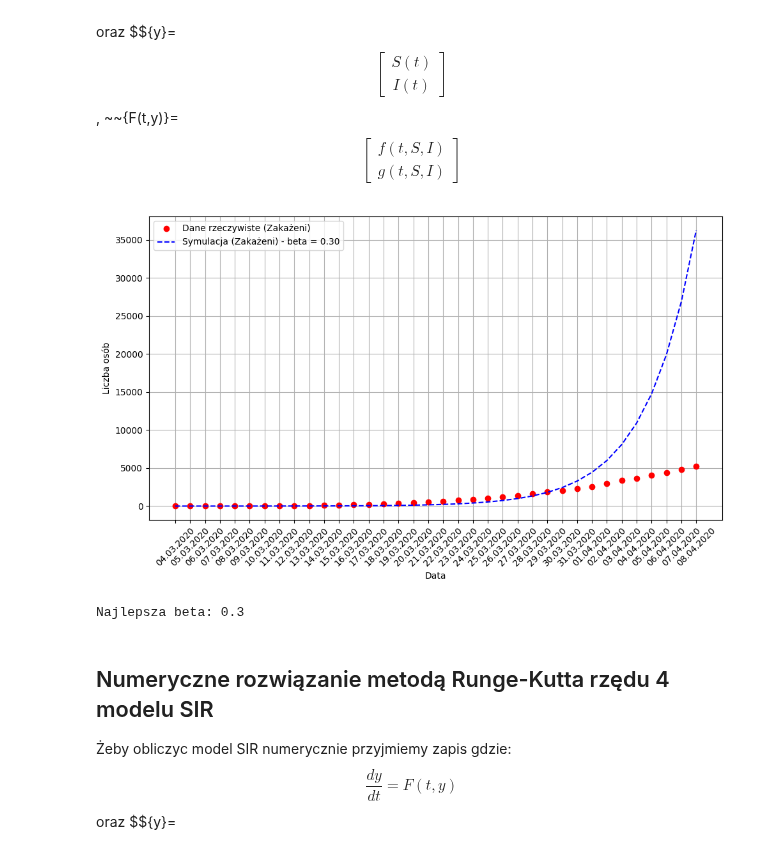
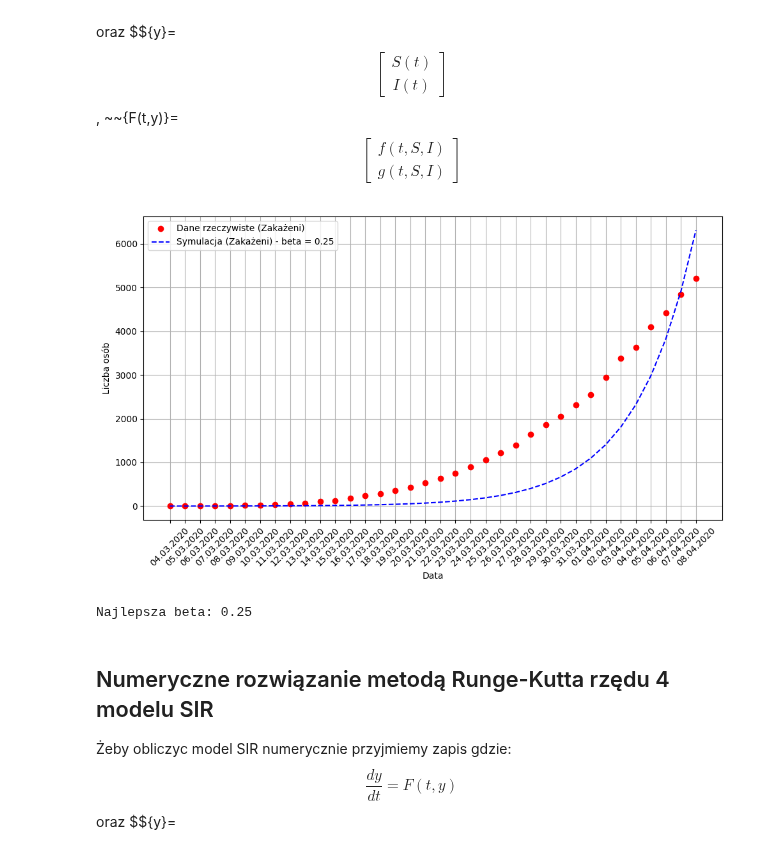
Before and after one commit to 277465/Modelowanie-Pandemii-Sars-cov-19, a Jupyter notebook: projekt.ipynb, the cells around one changed output. Cells and saved outputs as stored; diff of their text form; code cells hidden in the pictures.

```diff
--- a/projekt.ipynb
+++ b/projekt.ipynb
@@ -556,36 +556,36 @@ def mse(beta):
 beta_values = np.linspace(0.2, 0.5, 1000)  # Siatka wartości beta od 0 do 2
 mse_values = [mse(beta) for beta in beta_values]  # Obliczenie MSE dla każdej wartości beta
 
 # Znalezienie najlepszego beta (najmniejszy MSE)
 #best_beta = beta_values[np.argmin(mse_values)]
-best_beta = 0.3
+best_beta = 0.25
 # Symulacja z najlepszym beta
 S, I = n - infected_data[0], infected_data[0]
 h = 1  # Krok czasowy (1 dzień)
 Irksi = [I]  # Zmienna, do której zapisujemy wartości zakażonych
 
 # Symulacja RK4 dla najlepszego beta
 for t in range(1, len(dates)):
     S, I = rk4_step(S, I, best_beta, n, h)
     Irksi.append(I)  # Zapisanie wartości zakażonych do Irksi
 
 # Wizualizacja wyników
 plt.figure(figsize=(10, 6))
 plt.plot(dates, infected_data, 'o', label='Dane rzeczywiste (Zakażeni)', color='red')
 plt.plot(dates, Irksi, label=f'Symulacja (Zakażeni) - beta = {best_beta:.2f}', linestyle='--', color='blue')
 plt.xticks(rotation=45)
 plt.xlabel("Data")
 plt.ylabel("Liczba osób")
 plt.grid(True)
 plt.legend()
 plt.tight_layout()
 plt.show()
 
 # Wyświetlenie najlepszego beta
 print(f"Najlepsza beta: {best_beta}")
 # %% [output]
-[figure, old version]
+[figure, new version]
-Najlepsza beta: 0.3
+Najlepsza beta: 0.25
 # %% [markdown]
 ## Numeryczne rozwiązanie metodą Runge-Kutta rzędu 4 modelu SIR
 Żeby obliczyc model SIR numerycznie przyjmiemy zapis gdzie:
```
Also changed, not shown: parts of 3 cells of this notebook.
